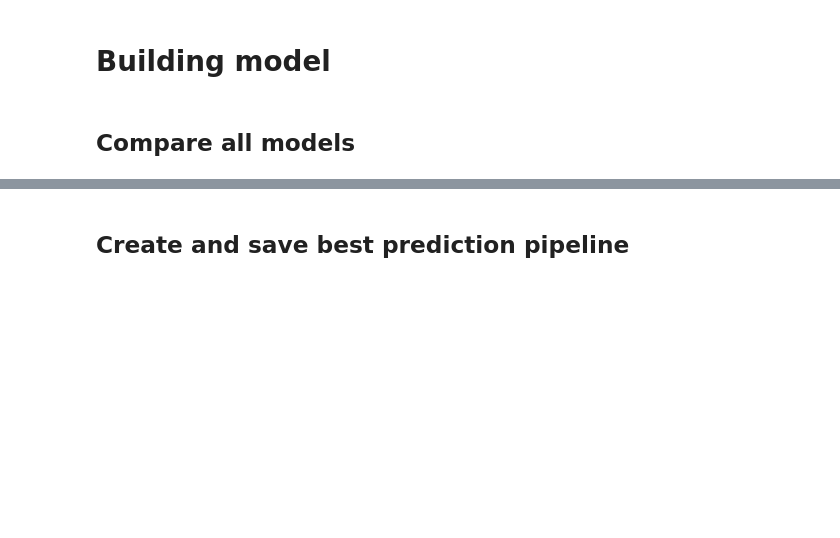
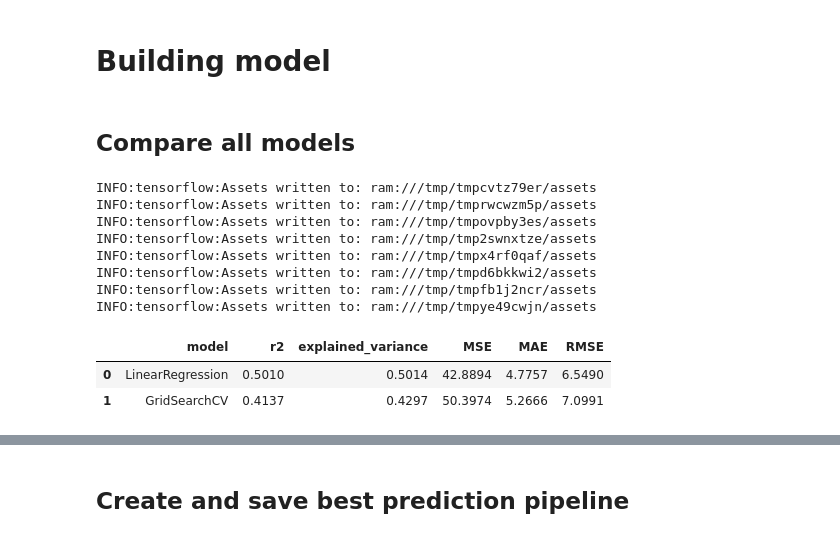
Before and after one commit to chvieira2/housing_crawler, a Jupyter notebook: notebooks/pipeline_preproc_model.ipynb, the cells around one changed output, grey strips where cells are left out. Saved outputs shown, nothing was run; the diff lists cells and outputs as text; code cells hidden in the pictures; blank space fills up the shorter version.

```diff
--- a/notebooks/pipeline_preproc_model.ipynb
+++ b/notebooks/pipeline_preproc_model.ipynb
@@ -712,29 +881,33 @@ def create_NN_model(nbr_features=len(X.columns),
     return model
 # %%
 %%time
+# Clear memory
+tf.keras.backend.clear_session()
+
 # Instanciate model
-model = KerasRegressor(model=create_NN_model(), verbose=0)
+model = KerasRegressor(model=create_NN_model(nbr_features=len(X.columns)), verbose=0)
 
 # fix random seed for reproducibility
 tf.random.set_seed(42)
 
+
 # Hyperparameter search space
 search_space = {
-    'epochs': [150],#[50, 100, 150],
+    'epochs': [50],#[50, 100, 150],
     'batch_size': [32],#[16,32,64],
-    'model__n_neurons_layer1': [32],#[16,32,64],
-    'model__n_neurons_layer2': [32],#[16,32,64],
-    'model__activation_layer1': ['relu'],#['softmax', 'softplus', 'softsign', 'relu', 'tanh', 'sigmoid', 'hard_sigmoid', 'linear'],
-    'model__activation_layer2': ['relu'],#['softmax', 'softplus', 'softsign', 'relu', 'tanh', 'sigmoid', 'hard_sigmoid', 'linear'],
-    'model__dropout_rate': [0.2],#[0.0, 0.1, 0.2, 0.3, 0.4, 0.5, 0.6, 0.7, 0.8, 0.9],
-    'model__weight_constraint': [3.0],#[1.0, 2.0, 3.0, 4.0, 5.0],
+#     'model__n_neurons_layer1': [32],#[16,32,64],
+#     'model__n_neurons_layer2': [32],#[16,32,64],
+#     'model__activation_layer1': ['relu'],#['softmax', 'softplus', 'softsign', 'relu', 'tanh', 'sigmoid', 'hard_sigmoid', 'linear'],
+#     'model__activation_layer2': ['relu'],#['softmax', 'softplus', 'softsign', 'relu', 'tanh', 'sigmoid', 'hard_sigmoid', 'linear'],
+#     'model__dropout_rate': [0.2],#[0.0, 0.1, 0.2, 0.3, 0.4, 0.5, 0.6, 0.7, 0.8, 0.9],
+#     'model__weight_constraint': [3.0],#[1.0, 2.0, 3.0, 4.0, 5.0],
 #     'optimizer__learning_rate': [0.01],
 #     'optimizer__beta_1': [0.9],
 #     'optimizer__beta_2': [0.999],
 #     'loss': ['mse'],
 #     'validation_split': [0.3],
 #     'shuffle':[True],
-    'model__init_mode': ['normal'],#['uniform', 'lecun_uniform', 'normal', 'zero', 'glorot_normal', 'glorot_uniform', 'he_normal', 'he_uniform']
+#     'model__init_mode': ['normal'],#['uniform', 'lecun_uniform', 'normal', 'zero', 'glorot_normal', 'glorot_uniform', 'he_normal', 'he_uniform']
 
 #     'callbacks__patience': [20]
 }
@@ -1068,7 +1266,7 @@ scores = pd.DataFrame(columns=['model','r2','explained_variance','MSE',#'MSLE',
 model = None
 
 for mod in [LinearRegression(n_jobs=-1),
-            KerasRegressor_rsearch,
+            NeuralNetwork_rsearch,
 #             ridge_rsearch.best_estimator_,
 #             lasso_rsearch.best_estimator_,
 #             elastic_rsearch.best_estimator_,
@@ -1083,32 +1281,44 @@ for mod in [LinearRegression(n_jobs=-1),
 
     mod.fit(X_train,y_train)
 
     mod_name = type(mod).__name__
 
     y_pred = mod.predict(X_test)
 
     explained_variance=metrics.explained_variance_score(y_test, y_pred)
     mean_absolute_error=metrics.mean_absolute_error(y_test, y_pred)
     mse=metrics.mean_squared_error(y_test, y_pred)
 #     mean_squared_log_error=metrics.mean_squared_log_error(y_test, y_pred)
     mod_r2=metrics.r2_score(y_test, y_pred)
 
 
     scores = pd.concat([scores, pd.DataFrame.from_dict({'model':[mod_name],
                                  'r2':[round(mod_r2,4)],
                                  'explained_variance':[round(explained_variance,4)],
                                  'MAE':[round(mean_absolute_error,4)],
                                  'MSE':[round(mse,4)],
 #                                  'MSLE':[round(mean_squared_log_error,4)],
                                  'RMSE':[round(np.sqrt(mse),4)]
                                 })
                        ]).reset_index(drop=True)
 
     if model is None:
         model = mod
     if mod_r2> model.score(X_test, y_test):
         model = mod
 
 scores.sort_values(by='r2', ascending=False)
+# %% [output]
+INFO:tensorflow:Assets written to: ram:///tmp/tmpcvtz79er/assets
+INFO:tensorflow:Assets written to: ram:///tmp/tmprwcwzm5p/assets
+INFO:tensorflow:Assets written to: ram:///tmp/tmpovpby3es/assets
+INFO:tensorflow:Assets written to: ram:///tmp/tmp2swnxtze/assets
+INFO:tensorflow:Assets written to: ram:///tmp/tmpx4rf0qaf/assets
+INFO:tensorflow:Assets written to: ram:///tmp/tmpd6bkkwi2/assets
+INFO:tensorflow:Assets written to: ram:///tmp/tmpfb1j2ncr/assets
+INFO:tensorflow:Assets written to: ram:///tmp/tmpye49cwjn/assets
+|  | model | r2 | explained_variance | MSE | MAE | RMSE |
+| 0 | LinearRegression | 0.5010 | 0.5014 | 42.8894 | 4.7757 | 6.5490 |
+| 1 | GridSearchCV | 0.4137 | 0.4297 | 50.3974 | 5.2666 | 7.0991 |
 # %%
 type(model).__name__
```
Also changed, not shown: parts of 20 cells of this notebook, 3 other files.
